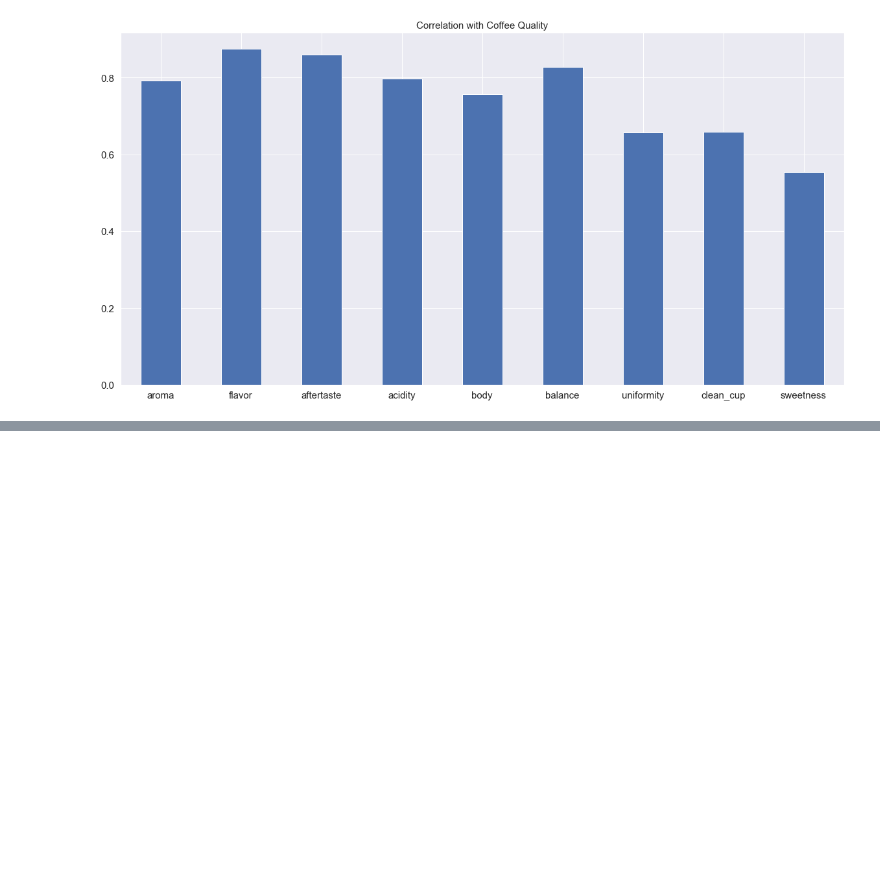
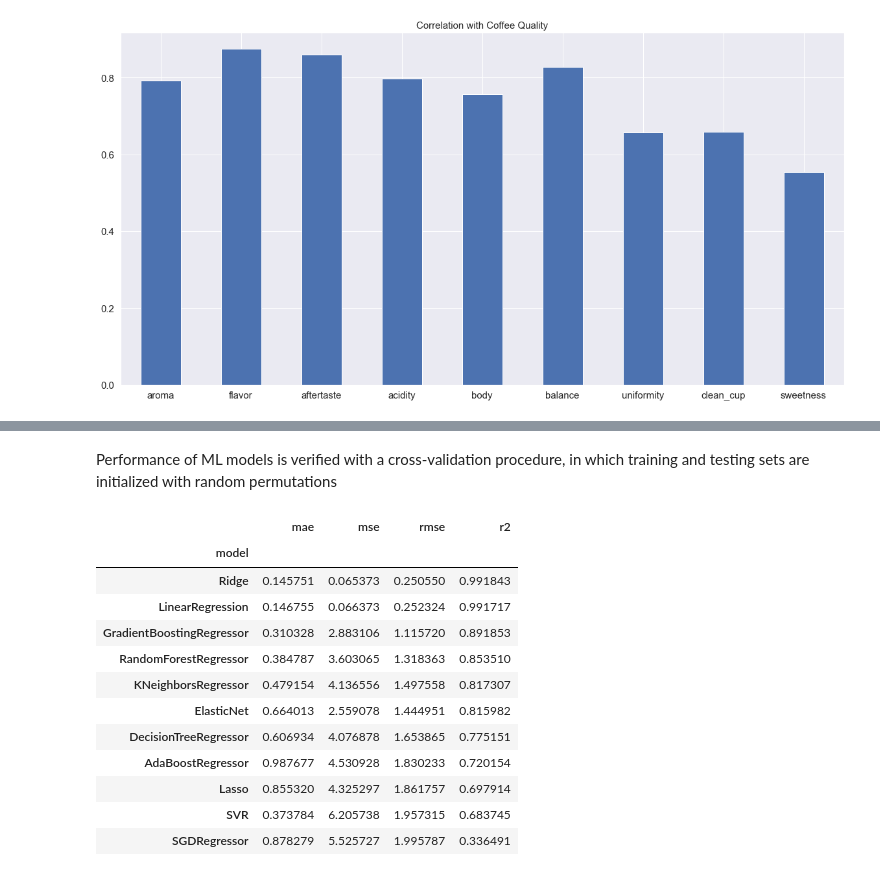
Before and after one commit to wlafargue/CoffeeQuality_ML-Prediction, a Jupyter notebook: Coffee_Quality.ipynb, the cells around one changed output, grey strips where cells are left out. Drawn from its saved outputs; the diff is of its cells as text; code cells hidden in the pictures; blank space fills up the shorter version.

```diff
--- a/Coffee_Quality.ipynb
+++ b/Coffee_Quality.ipynb
@@ -363,0 +408,11 @@ About half of categorical columns have null values, near 20% for these cases. Al
+# %%
+one_hot_encoder = OneHotEncoder(handle_unknown="ignore")
+standard_scaler = StandardScaler()
+robust_scaler = RobustScaler()
+preprocessor =ColumnTransformer(
+    transformers=[
+        ("one_hot_encoder", one_hot_encoder, categorical_columns),
+        ("standard_scaler", standard_scaler, ['aroma', 'flavor','aftertaste', 'acidity', 'body', 'balance']),
+        ("robust_scaler", robust_scaler, ['uniformity', 'clean_cup', 'sweetness'])
+        ])
+preprocessor
@@ -363,0 +439,48 @@ About half of categorical columns have null values, near 20% for these cases. Al
+# %%
+ml_models = {'linear_regression': LinearRegression(),
+             'lasso': Lasso(),
+             'ridge': Ridge(),
+             'sgd': SGDRegressor(),
+             'elastic_net': ElasticNet(),
+             'svr': SVR(),
+             'kneighbors': KNeighborsRegressor(),
+             'decision_tree': DecisionTreeRegressor(),
+             'random_forest': RandomForestRegressor(),
+             'adaboost': AdaBoostRegressor(),
+             'gradient_boosting': GradientBoostingRegressor()
+}
+# %% [markdown]
+Performance of ML models is verified with a cross-validation procedure, in which training and testing sets are initialized with random permutations
+# %%
+cv = ShuffleSplit(n_splits=5, test_size=0.2, random_state=0)
+# %%
+cv_results = []
+for (model_name, model) in zip(ml_models.keys(), ml_models.values()):
+    ml_pipeline = make_pipeline(preprocessor, model)
+    results = cross_validate(ml_pipeline, features, target,
+                                cv=cv, scoring=["neg_mean_absolute_error",
+                                                "neg_mean_squared_error",
+                                                "neg_root_mean_squared_error",
+                                                "r2"])
+    cv_results.append({'model': f'{model}'[:-2],
+                        'mae': -results["test_neg_mean_absolute_error"].mean(),
+                        'mse': -results["test_neg_mean_squared_error"].mean(),
+                        'rmse': -results["test_neg_root_mean_squared_error"].mean(),
+                        'r2': results["test_r2"].mean()})
+# %%
+summary = pd.DataFrame.from_dict(cv_results).sort_values('r2', ascending=False).set_index('model')
+summary
+# %% [output]
+|  | mae | mse | rmse | r2 |
+| model |  |  |  |  |
+| Ridge | 0.145751 | 0.065373 | 0.250550 | 0.991843 |
+| LinearRegression | 0.146755 | 0.066373 | 0.252324 | 0.991717 |
+| GradientBoostingRegressor | 0.310328 | 2.883106 | 1.115720 | 0.891853 |
+| RandomForestRegressor | 0.384787 | 3.603065 | 1.318363 | 0.853510 |
+| KNeighborsRegressor | 0.479154 | 4.136556 | 1.497558 | 0.817307 |
+| ElasticNet | 0.664013 | 2.559078 | 1.444951 | 0.815982 |
+| DecisionTreeRegressor | 0.606934 | 4.076878 | 1.653865 | 0.775151 |
+| AdaBoostRegressor | 0.987677 | 4.530928 | 1.830233 | 0.720154 |
+| Lasso | 0.855320 | 4.325297 | 1.861757 | 0.697914 |
+| SVR | 0.373784 | 6.205738 | 1.957315 | 0.683745 |
+| SGDRegressor | 0.878279 | 5.525727 | 1.995787 | 0.336491 |
```
Also changed, not shown: parts of 28 cells of this notebook, 1 other file.
